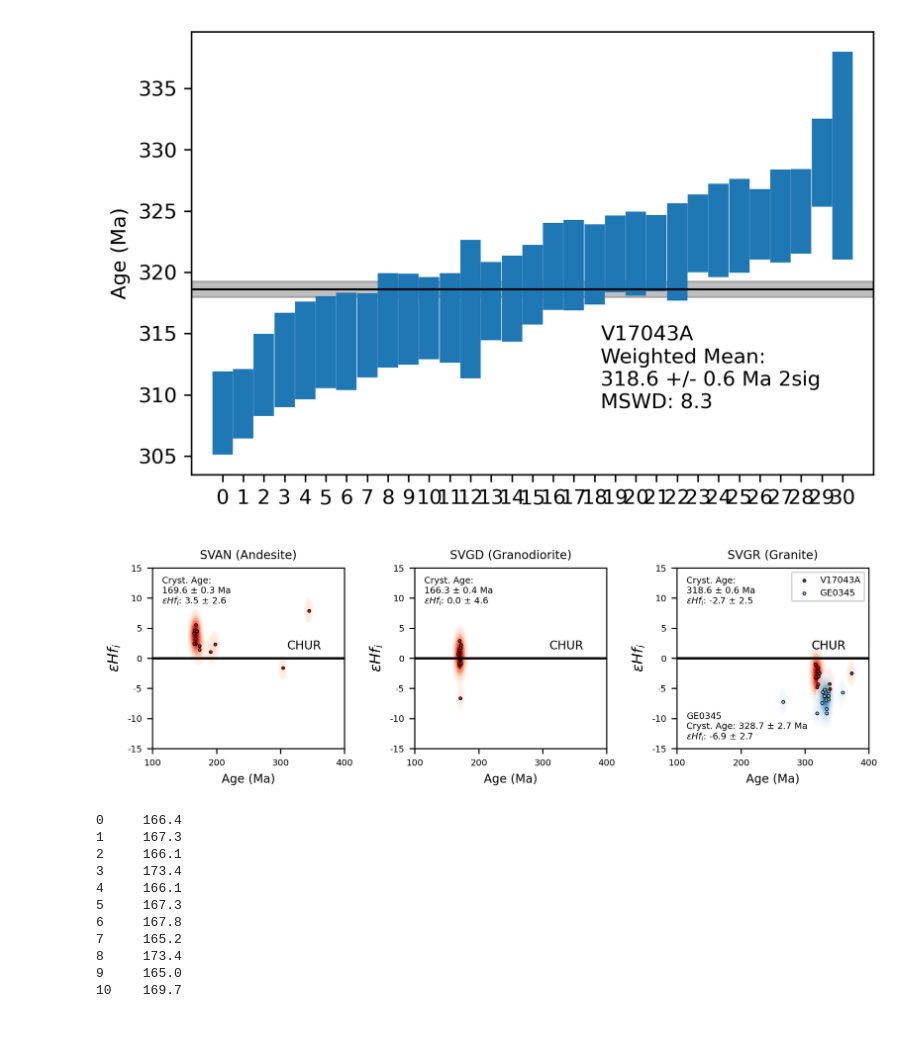
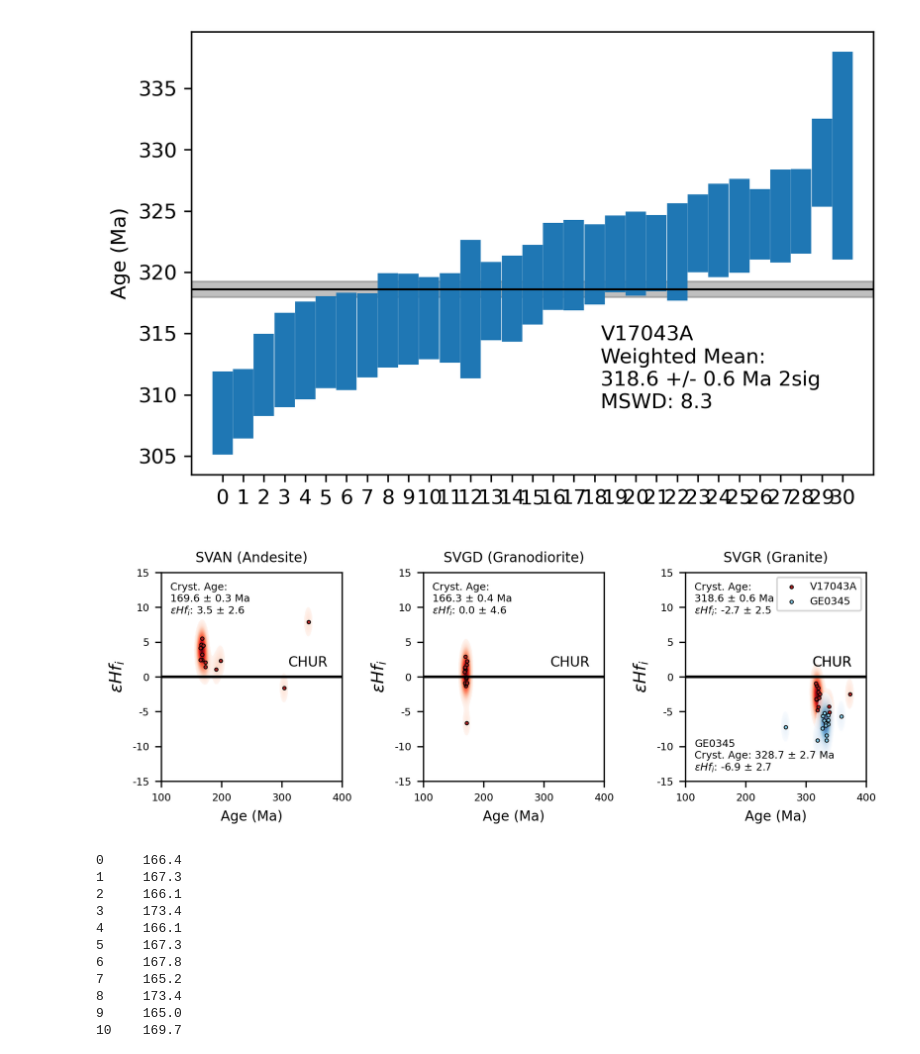
Before and after one commit to dyvasey/dz-caucasus, a Jupyter notebook: hf.ipynb, the cells around one changed output. Saved outputs shown, nothing was run; the diff lists cells and outputs as text; code cells hidden in the pictures; blank space fills up the shorter version.

Commit message:
Updated plotting

```diff
--- a/hf.ipynb
+++ b/hf.ipynb
@@ -9,7 +9,7 @@ rc("pdf", fonttype=42)
 
 from geoscripts.dz import dz
 # %%
-hf_directory = "~/hawksey/UCD Box/UC Davis/Laserchron/Vasey Hf 2019/"
+hf_directory = "~/Box/UC Davis/Laserchron/Vasey Hf 2019/"
 samples = ['100311-3A','C17069B','V17043A']
 
 paths = [hf_directory+sample+'.csv' for sample in samples]
@@ -22,7 +22,7 @@ for k,df in enumerate(data):
     smp.calc_bestage(col_238='Age',col_207='Age')
     smps.append(smp)
 # %%
-mayringer_directory = "~/hawksey/UCD Box/UC Davis/Manuscripts/CaucasusDZ/PublishedRawData/Mayringer11.csv"
+mayringer_directory = "~/Box/UC Davis/Manuscripts/CaucasusDZ/PublishedRawData/Mayringer11.csv"
 
 mayringer_raw = pd.read_csv(mayringer_directory)
 
@@ -61,7 +61,7 @@ GE0345
 # %%
 # Get crystallization ages for new samples
 
-dat_path = "~/hawksey/UCD Box/UC Davis/Laserchron/Vasey UPb 9-19/Vasey_Upb9-19_datatable.xls"
+dat_path = "~/Box/UC Davis/Laserchron/Vasey UPb 9-19/Vasey_Upb9-19_datatable.xls"
 data = pd.read_excel(dat_path,skiprows=22)
 
 age_columns = ['Analysis','Best age','±.6']
@@ -122,7 +122,7 @@ Name: 2sig, dtype: object
 [figure]
 [figure]
 # %%
-fig,axs = plt.subplots(1,3,dpi=300,figsize=(7.5,2.5))
+fig,axs = plt.subplots(1,3,dpi=300,figsize=(6.5,2.5))
 
 age_cutoffs = [190,190,330]
 title_text = ['SVAN (Andesite)','SVGD (Granodiorite)','SVGR (Granite)']
@@ -145,34 +145,34 @@ for k,smp in enumerate(smps):
     mean_hf = np.mean(hf_young['Ehf'])
     hf2sig = hf_young['Ehf'].std()*2
 
     hf_text = (
         'Cryst. Age:\n' + str(round(age,1)) + ' ± ' +  str(round(err,1)) +
         ' Ma\n$\epsilon Hf_i$: ' + str(round(mean_hf,1)) + ' ± ' + str(round(hf2sig,1))
     )
     axs.flat[k].text(0.05,0.8,hf_text,transform=axs.flat[k].transAxes,fontsize=6)
 
 for smp in [msamples[1]]:
     hf_young = smp.agedata[(smp.agedata['238Age']<350)&(smp.agedata['238Age']>300)]
 
     mean_hf = np.mean(hf_young['epsHfinit_rep'])
     hf2sig = hf_young['epsHfinit_rep'].std()*2
     hf_text = (
         'GE0345\nCryst. Age: ' + str(round(smp.mda,1)) + ' ± ' +  str(round(smp.mda_err,1)) +
         ' Ma\n$\epsilon Hf_i$: ' + str(round(mean_hf,1)) + ' ± ' + str(round(hf2sig,1))
     )
     axs.flat[2].text(0.05,0.05,hf_text,transform=axs.flat[k].transAxes,fontsize=6)
 
     smp.kde_hf('epsHfinit_rep',method=[5,1.5],cmap='Blues',xlim=(100,400),ylim=(-15,15),ax=axs.flat[2],vmin=0.05,include_ages=True,
     marker_color='skyblue',alpha=0.7)
 
 
 axs.flat[2].legend(fontsize=6)
 
 
 plt.tight_layout()
 fig.savefig('hf.pdf')
 # %% [output]
-[figure, old version]
+[figure, new version]
 # %%
 from scipy.stats import gaussian_kde
 # %%
```
Also changed, not shown: 2 other files.
